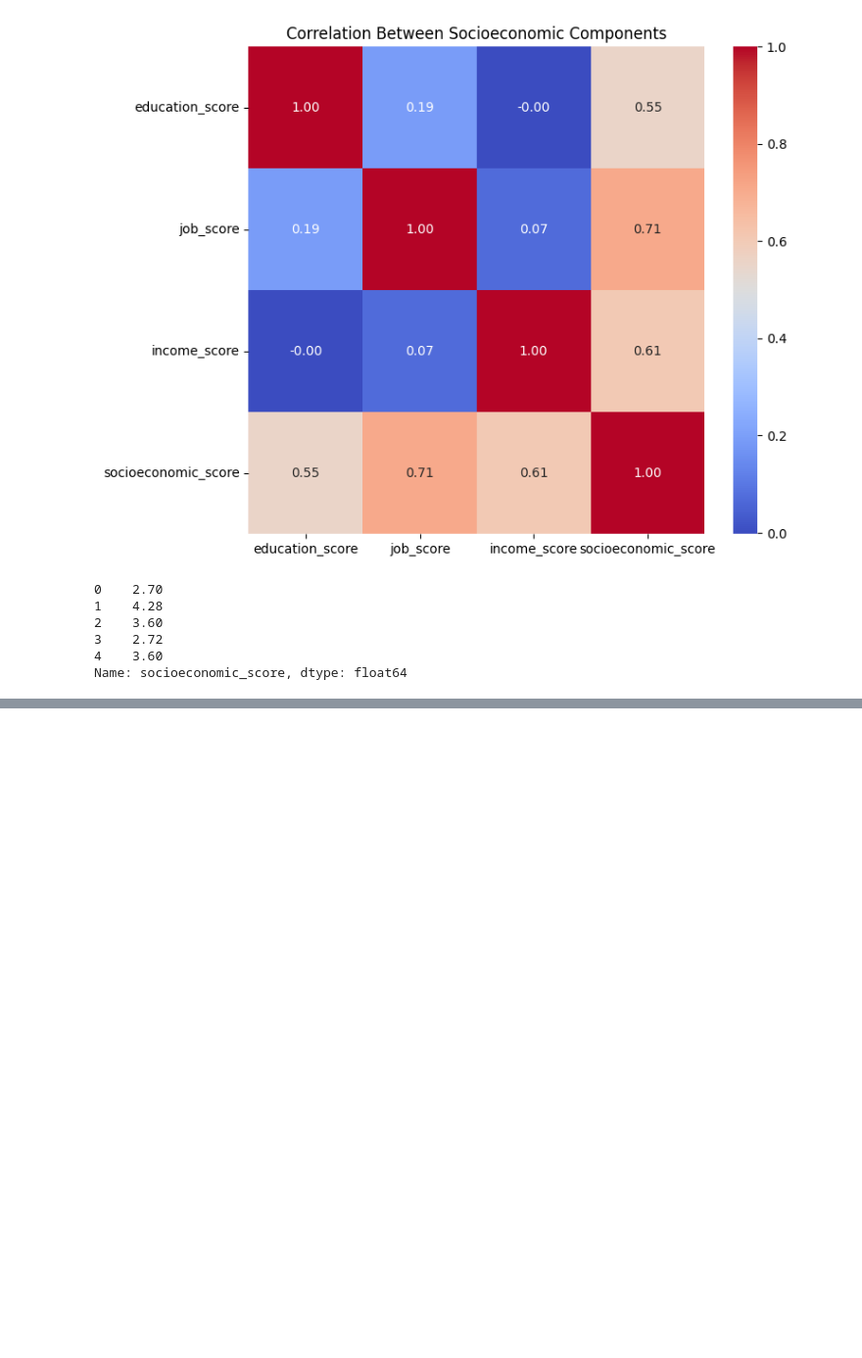
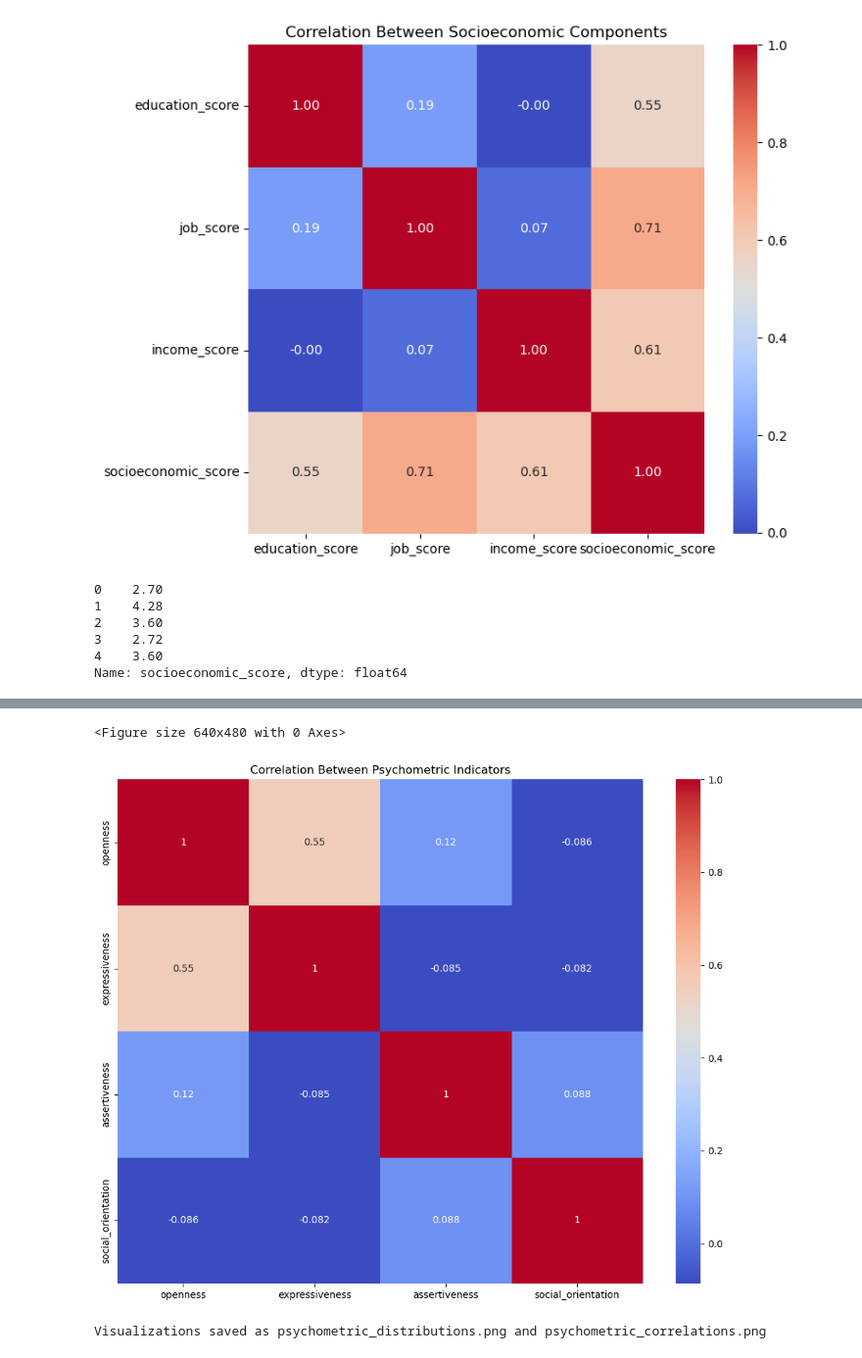
Before and after one commit to olavodd42/OKCupid-Date-a-Scientist, a Jupyter notebook: date-a-scientist.ipynb, the cells around one changed output, grey strips where cells are left out. Shown at 98% size. Saved outputs shown, nothing was run; the diff lists cells and outputs as text; code cells hidden in the pictures; blank space fills up the shorter version.

```diff
--- a/date-a-scientist.ipynb
+++ b/date-a-scientist.ipynb
@@ -1923,0 +2797,50 @@ Name: socioeconomic_score, dtype: float64
+# %%
+def visualize_results(results_file):
+    # Load results
+    if results_file.endswith('.csv'):
+        df = pd.read_csv(results_file)
+    else:
+        df = pd.read_excel(results_file)
+
+    plt.clf()
+    # Create distribution plots for psychometric indicators
+    plt.figure(figsize=(12, 8))
+
+    # Distribution of psychometric indicators
+    plt.subplot(2, 2, 1)
+    sns.histplot(df['openness'], kde=True)
+    plt.title('Distribution of Openness Score')
+
+    plt.subplot(2, 2, 2)
+    sns.histplot(df['expressiveness'], kde=True)
+    plt.title('Distribution of Expressiveness Score')
+
+    plt.subplot(2, 2, 3)
+    sns.histplot(df['assertiveness'], kde=True)
+    plt.title('Distribution of Assertiveness Score')
+
+    plt.subplot(2, 2, 4)
+    sns.histplot(df['social_orientation'], kde=True)
+    plt.title('Distribution of Social Orientation Score')
+
+    plt.tight_layout()
+    plt.savefig('psychometric_distributions.png')
+    plt.close()
+
+    # Create correlation heatmap
+    plt.figure(figsize=(10, 8))
+    psychometric_cols = ['openness', 'expressiveness', 'assertiveness', 'social_orientation']
+    corr = df[psychometric_cols].corr()
+    sns.heatmap(corr, annot=True, cmap='coolwarm')
+    plt.title('Correlation Between Psychometric Indicators')
+    plt.tight_layout()
+    plt.savefig('psychometric_correlations.png')
+    plt.show()
+
+    print("Visualizations saved as psychometric_distributions.png and psychometric_correlations.png")
+
+visualize_results("psychometric_results0.csv")
+# %% [output]
+<Figure size 640x480 with 0 Axes>
+[figure, added]
+Visualizations saved as psychometric_distributions.png and psychometric_correlations.png
```
Also changed, not shown: parts of 39 cells of this notebook, 5 other files.
